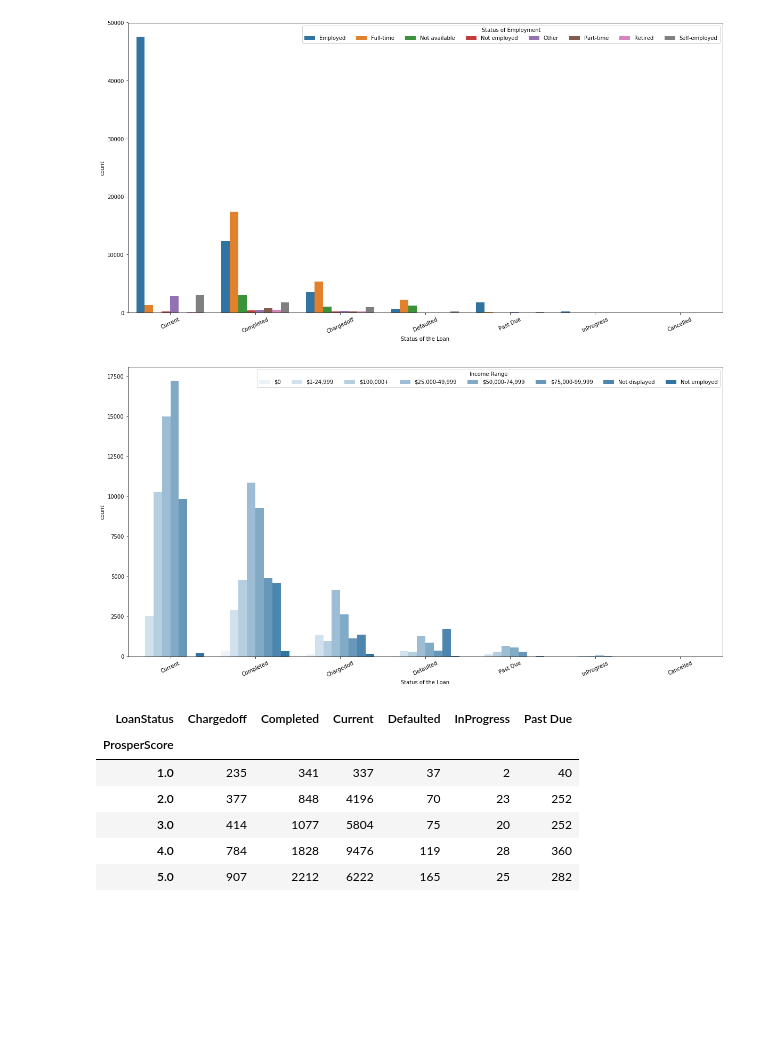
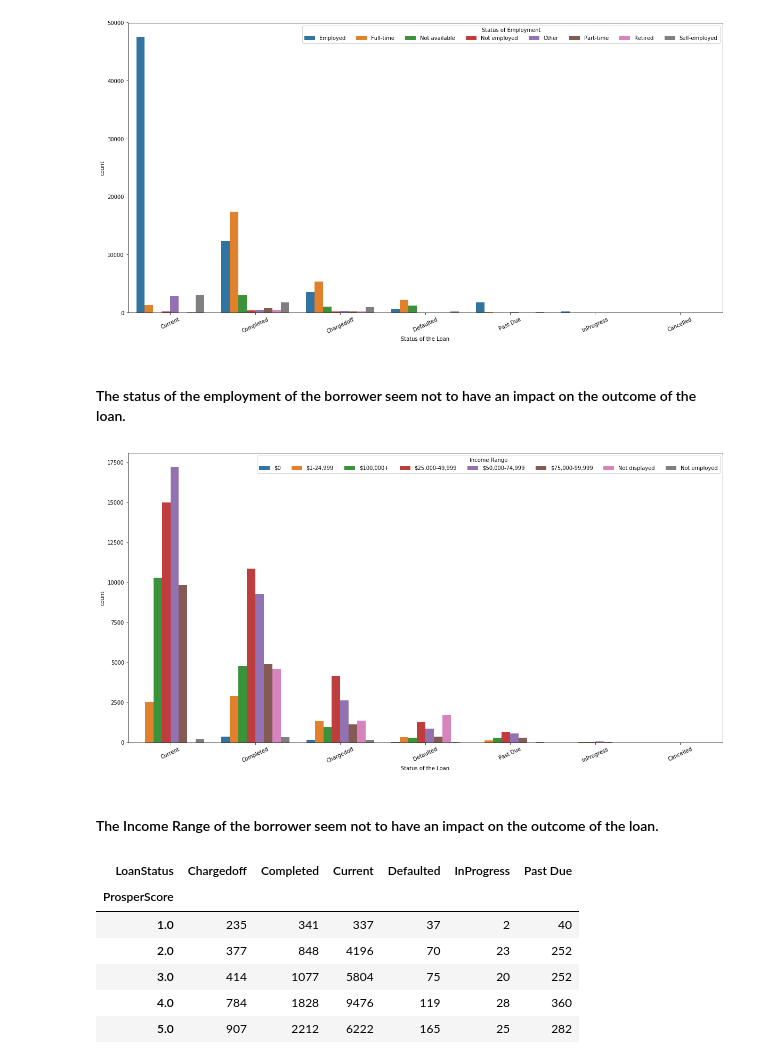
Before and after one commit to JannisMueller/Exploration-Loan-Data-from-Prosper, a Jupyter notebook: Exploration Loan Data from Prosper.ipynb, the cells around one changed output. Saved outputs shown, nothing was run; the diff lists cells and outputs as text; code cells hidden in the pictures; blank space fills up the shorter version.

```diff
--- a/Exploration Loan Data from Prosper.ipynb
+++ b/Exploration Loan Data from Prosper.ipynb
@@ -846,16 +861,20 @@ plt.xticks(rotation = 25)
 plt.xlabel('Status of the Loan');
 # %% [output]
 [figure]
+# %% [markdown]
+#### The status of the employment of the borrower seem not to have an impact on the outcome of the loan.
 # %%
 #plotting Income Range against LoanStatus with help of a heat map
-color = sb.color_palette()[0]
+
 plt.figure(figsize = [20,10])
-sb.countplot(data = loan_data_clean, x = 'LoanStatus', hue = 'IncomeRange', color = color, order = loan_data_clean['LoanStatus'].value_counts().index)
+sb.countplot(data = loan_data_clean, x = 'LoanStatus', hue = 'IncomeRange', order = loan_data_clean['LoanStatus'].value_counts().index)
 plt.legend(loc = 1, ncol = 8, title = 'Income Range')
 plt.xticks(rotation = 25)
 plt.xlabel('Status of the Loan');
 # %% [output]
-[figure, old version]
+[figure, new version]
+# %% [markdown]
+#### The Income Range of the borrower seem not to have an impact on the outcome of the loan.
 # %%
 #plotting ProsperScore against LoanStatus with help of a heat map
 
```
Also changed, not shown: parts of 17 cells of this notebook, 1 other file.
